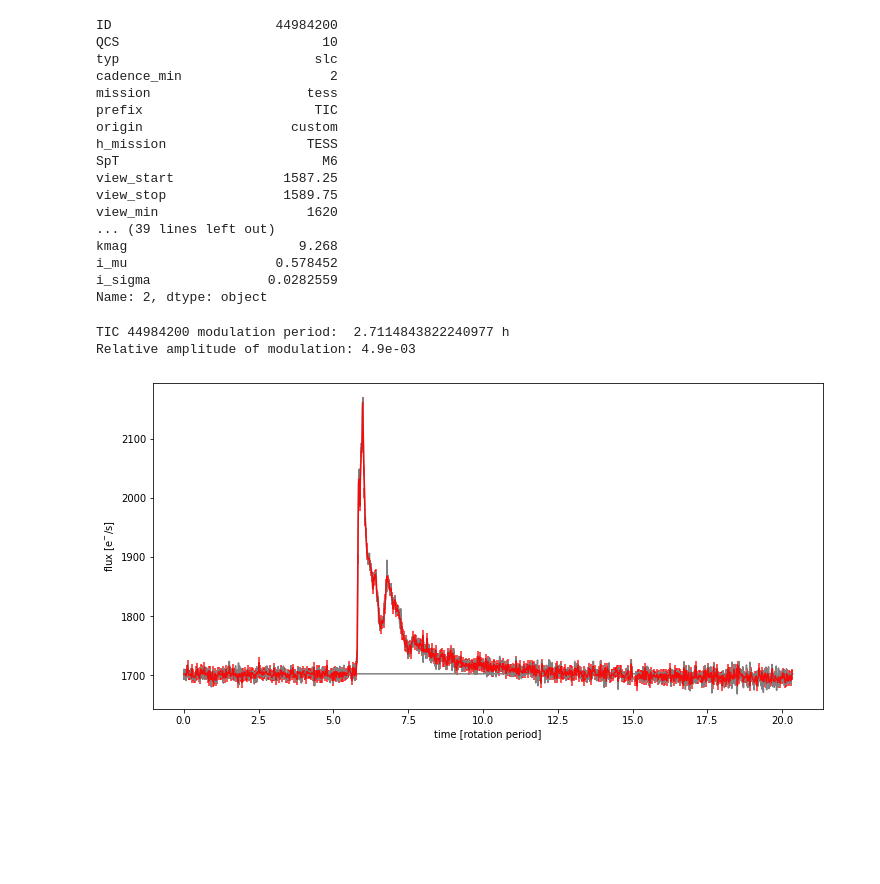
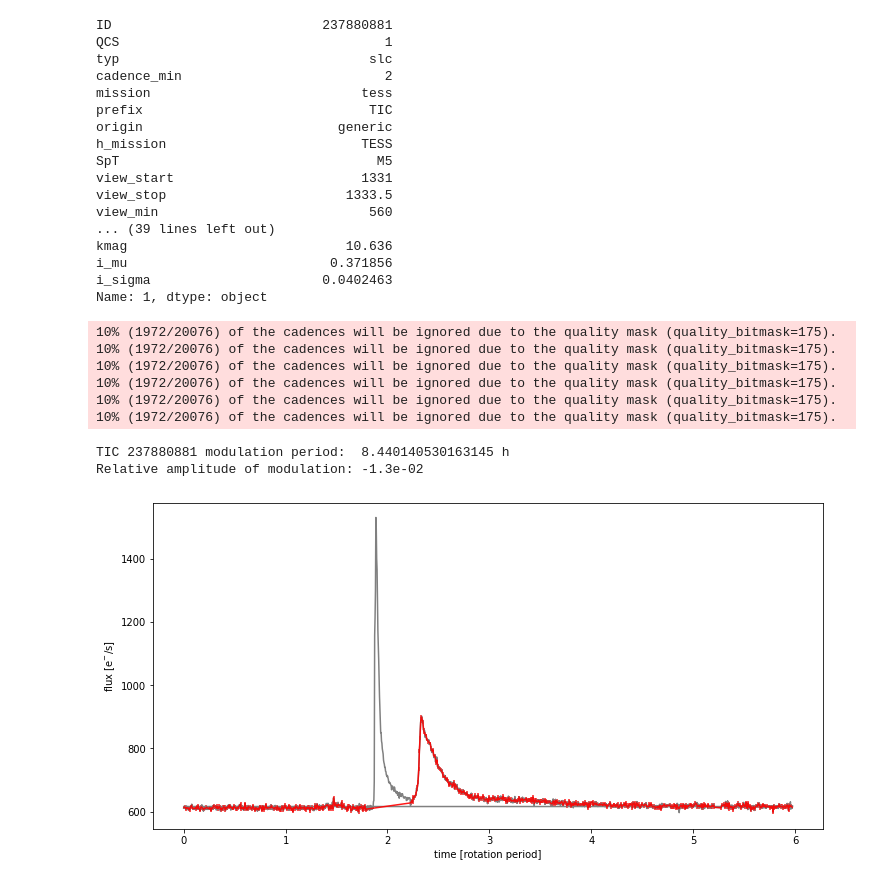
Before and after one commit to ekaterinailin/MalachiteMountains, a Jupyter notebook: analysis/notebooks/NB42_Model_fit_to_Real_Data.ipynb, the cells around one changed output. Saved outputs shown, nothing was run; the diff lists cells and outputs as text; code cells hidden in the pictures; blank space fills up the shorter version.

```diff
--- a/analysis/notebooks/NB42_Model_fit_to_Real_Data.ipynb
+++ b/analysis/notebooks/NB42_Model_fit_to_Real_Data.ipynb
@@ -48,7 +48,7 @@ tstamp
 lcs = pd.read_csv(f"{CWD}/data/summary/lcsi.csv")
 
 # Choose target from table
-target_N = 2
+target_N = 1
 target = lcs.iloc[target_N]
 
 # Pick up inclination and uncertainty
@@ -62,23 +62,23 @@ R = target.rad * R_sun
 
 target
 # %% [output]
-ID                     44984200
-QCS                          10
-typ                         slc
-cadence_min                   2
-mission                    tess
-prefix                      TIC
-origin                   custom
-h_mission                  TESS
-SpT                          M6
-view_start              1587.25
-view_stop               1589.75
-view_min                   1620
+ID                           237880881
+QCS                                  1
+typ                                slc
+cadence_min                          2
+mission                           tess
+prefix                             TIC
+origin                         generic
+h_mission                         TESS
+SpT                                 M5
+view_start                        1331
+view_stop                       1333.5
+view_min                           560
 ... (39 lines left out)
-kmag                      9.268
-i_mu                   0.578452
-i_sigma               0.0282559
-Name: 2, dtype: object
+kmag                            10.636
+i_mu                          0.371856
+i_sigma                      0.0402463
+Name: 1, dtype: object
 # %%
 
 # Get the light curve of the target
@@ -95,7 +95,7 @@ flcd = FlareLightCurve(time=t,
 
 
 # Choose the light curve range to use for the model fit
-choice = (t > target.view_start +.1) & (t < target.view_stop-.1)
+choice = (t > target.view_start +.0) & (t < target.view_stop-.4)
 t = t[choice]
 flux = sflux[choice]
 
@@ -112,22 +112,30 @@ median = np.nanmean(find_iterative_median(flcd).it_med)
 # using the rotation period of the star
 phi = (t - t[0]) / target.Prot_d * 2 * np.pi
 # %% [output]
-TIC 44984200 modulation period:  2.7114843822240977 h
-Relative amplitude of modulation: 4.9e-03
+10% (1972/20076) of the cadences will be ignored due to the quality mask (quality_bitmask=175).
+10% (1972/20076) of the cadences will be ignored due to the quality mask (quality_bitmask=175).
+10% (1972/20076) of the cadences will be ignored due to the quality mask (quality_bitmask=175).
+10% (1972/20076) of the cadences will be ignored due to the quality mask (quality_bitmask=175).
+10% (1972/20076) of the cadences will be ignored due to the quality mask (quality_bitmask=175).
+10% (1972/20076) of the cadences will be ignored due to the quality mask (quality_bitmask=175).
+TIC 237880881 modulation period:  8.440140530163145 h
+Relative amplitude of modulation: -1.3e-02
 # %%
 
 cf = pd.DataFrame({"phi":phi,"flux":flux, "t":t,
               "flux_err":flux_err, "median_":median})
 cff = cf.groupby(pd.cut(cf.phi, 900)).apply(np.mean)
+cff = cff[(cff.phi<1.8*2*np.pi) |(cff.phi>2.225*2*np.pi)]
 plt.figure(figsize=(12,6))
 plt.plot(cf.phi/(2*np.pi), cf.flux,color="grey")
 plt.errorbar(cff.phi/(2*np.pi), cff.flux, yerr=cff.flux_err, color="r", alpha=.9)
 plt.plot(cf.phi/(2*np.pi), [median]*len(cf.phi),color="grey")
+
 plt.xlabel("time [rotation period]")
 plt.ylabel(r"flux [e$^{-}$/s]");
 #plt.xlim(25,30)
 # %% [output]
-[figure, old version]
+[figure, new version]
 # %%
 #cff = cff[(cff.phi<18.7) |(cff.phi>19.6)]
 cff
```
Also changed, not shown: parts of 4 cells of this notebook, 6 other files.
